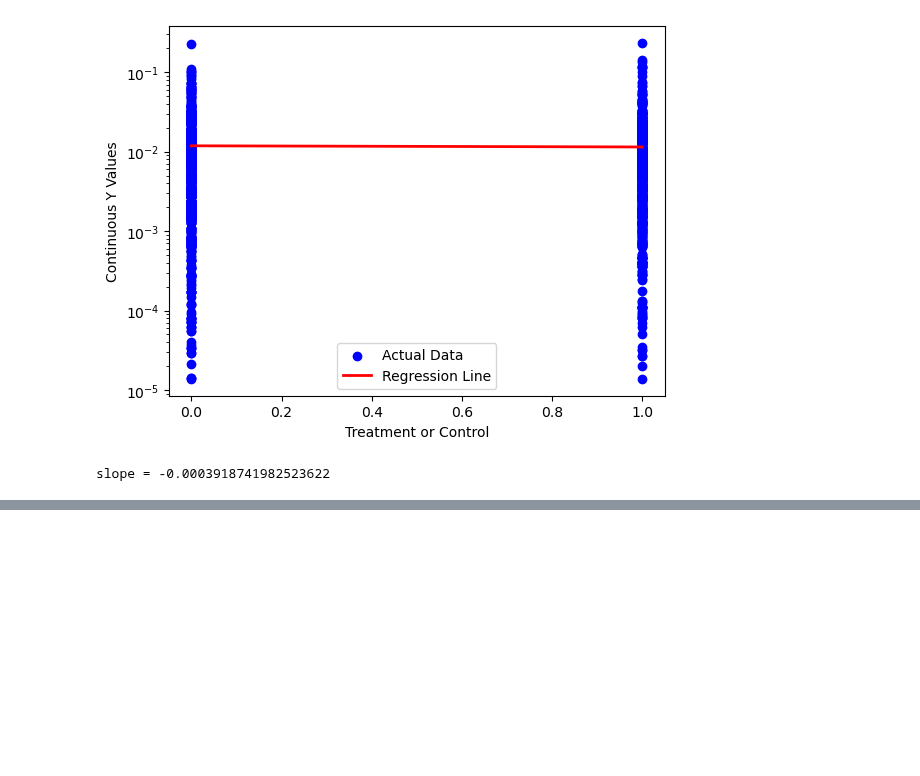
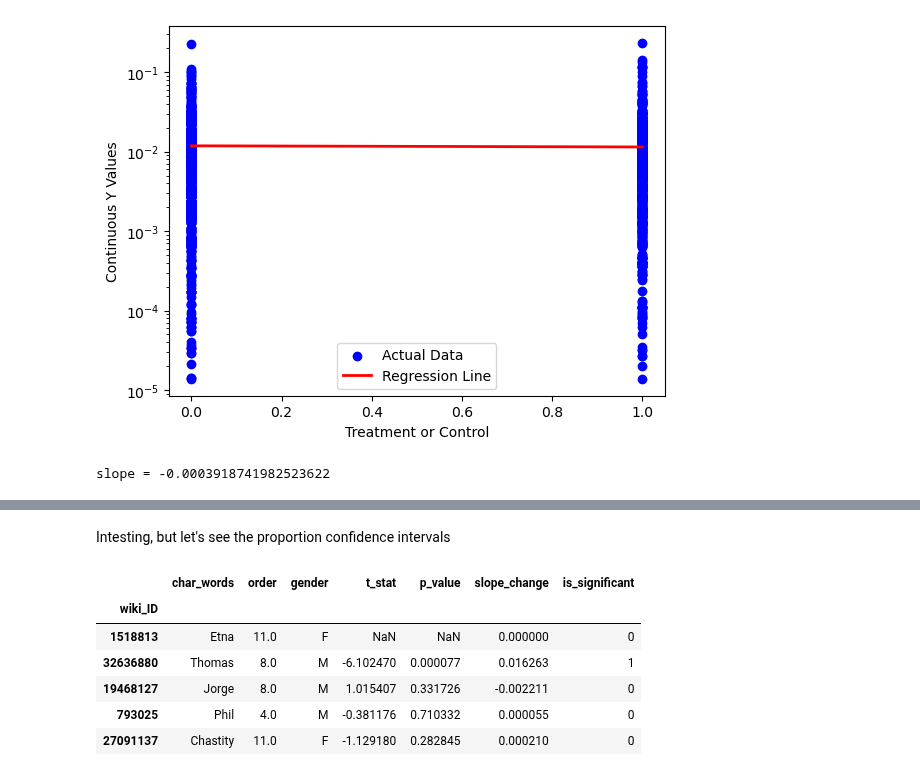
Before and after one commit to epfl-ada/ada-2023-project-abadakor, a Jupyter notebook: para_questions_max.ipynb, the cells around one changed output, grey strips where cells are left out. Drawn from its saved outputs; the diff is of its cells as text; code cells hidden in the pictures; blank space fills up the shorter version.

```diff
--- a/para_questions_max.ipynb
+++ b/para_questions_max.ipynb
@@ -380,0 +525,15 @@ slope = -0.0003918741982523622
+# %% [markdown]
+Intesting, but let's see the proportion confidence intervals
+# %%
+# add a column in name_by_movie_15_df that contains a one if the variation is significant and zero otherwise
+name_by_movie_15_df['is_significant'] = np.where(name_by_movie_15_df['p_value'] <= 0.05, 1, 0)
+
+display(name_by_movie_15_df.sample(5))
+# %% [output]
+|  | char_words | order | gender | t_stat | p_value | slope_change | is_significant |
+| wiki_ID |  |  |  |  |  |  |  |
+| 1518813 | Etna | 11.0 | F | NaN | NaN | 0.000000 | 0 |
+| 32636880 | Thomas | 8.0 | M | -6.102470 | 0.000077 | 0.016263 | 1 |
+| 19468127 | Jorge | 8.0 | M | 1.015407 | 0.331726 | -0.002211 | 0 |
+| 793025 | Phil | 4.0 | M | -0.381176 | 0.710332 | 0.000055 | 0 |
+| 27091137 | Chastity | 11.0 | F | -1.129180 | 0.282845 | 0.000210 | 0 |
```
Also changed, not shown: parts of 27 cells of this notebook.
